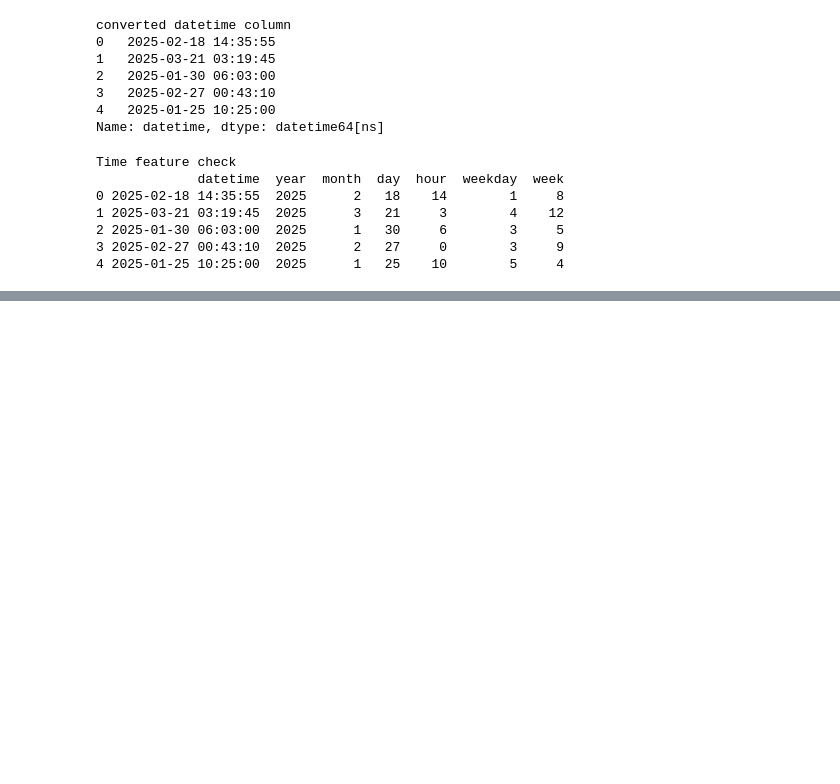
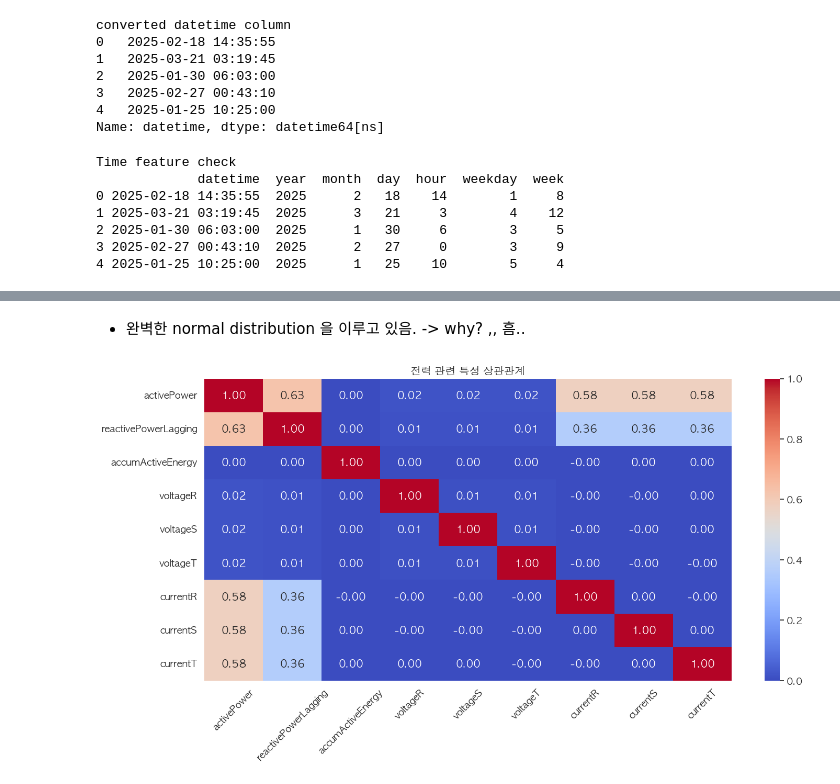
Before and after one commit to gratis-caelum/Not_Null, a Jupyter notebook: notebooks/EDA.ipynb, the cells around one changed output, grey strips where cells are left out. Drawn from its saved outputs; the diff is of its cells as text; code cells hidden in the pictures; blank space fills up the shorter version.

```diff
--- a/notebooks/EDA.ipynb
+++ b/notebooks/EDA.ipynb
@@ -167,0 +226,4 @@ Time feature check
+# %%
+power_columns = ["activePower", "reactivePowerLagging", "accumActiveEnergy"]
+print("전력 관랸 통계량")
+print(df[power_columns].describe())
@@ -167,0 +249,13 @@ Time feature check
+# %% [markdown]
+- 완벽한 normal distribution 을 이루고 있음.
+-> why? ,, 흠..
+# %%
+power_corr = df[power_columns + ["voltageR", "voltageS", "voltageT", "currentR", "currentS", "currentT"]].corr()
+plt.figure(figsize=(15, 8))
+sns.heatmap(power_corr, annot=True, cmap="coolwarm", fmt=".2f")
+plt.title("전력 관련 특성 상관관계")
+plt.xticks(rotation=45)
+plt.tight_layout()
+plt.show()
+# %% [output]
+[figure, added]
```
Also changed, not shown: parts of 22 cells of this notebook.
